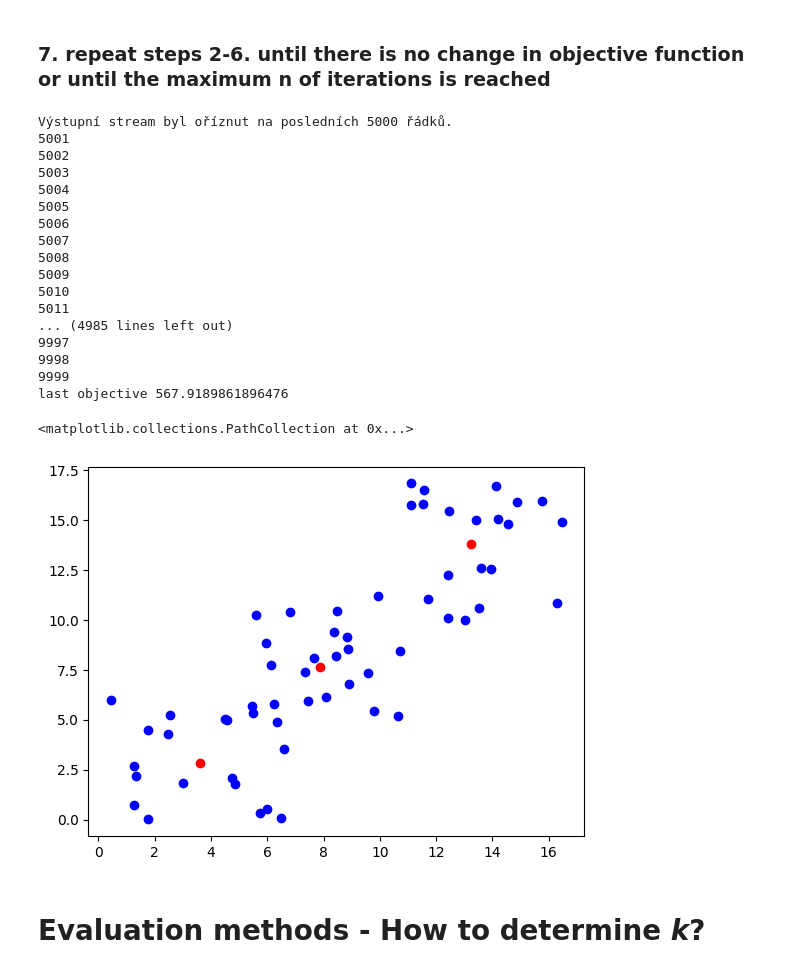
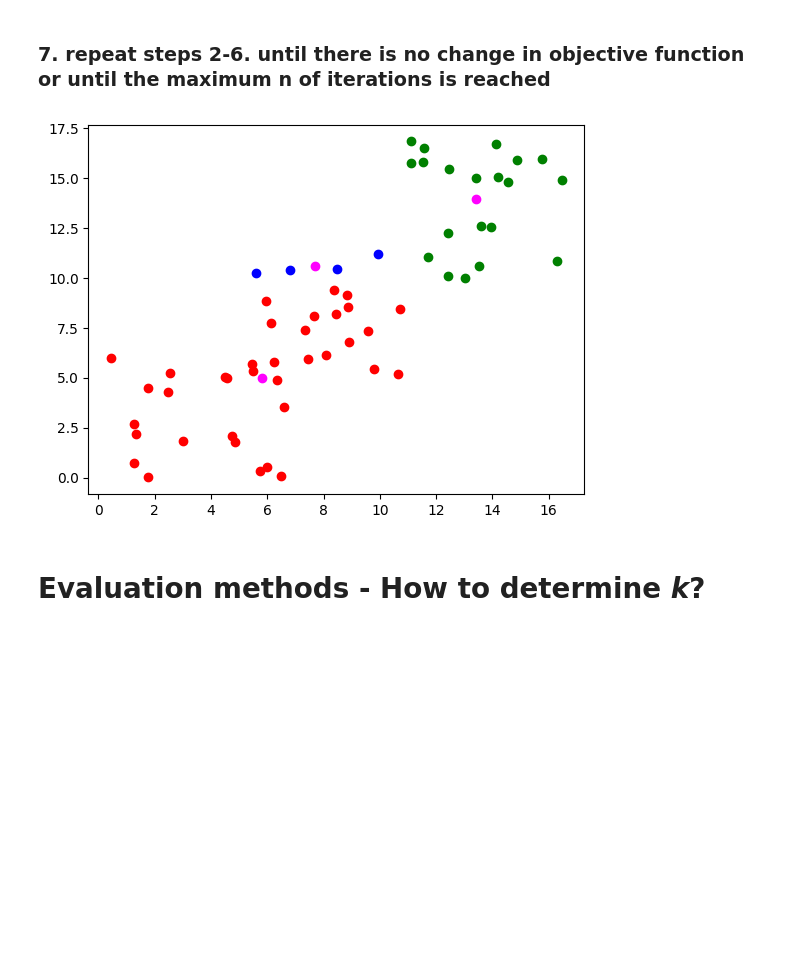
Before and after one commit to StepanVecera/MPC-MLF, a Jupyter notebook: 26022024_cv2_alevlastne4.ipynb, the cells around one changed output. Cells and saved outputs as stored; diff of their text form; code cells hidden in the pictures; blank space fills up the shorter version.

```diff
--- a/26022024_cv2_alevlastne4.ipynb
+++ b/26022024_cv2_alevlastne4.ipynb
@@ -156,7 +156,7 @@ def initialize_clusters(points: np.array, k_clusters: int) -> np.array:
 
     return initial_clusters
 
-initial_clusters = initialize_clusters(loaded_points, k)
+centroids = initialize_clusters(loaded_points, k)
 # %% [markdown]
 ### 3. Calculate distance from centroids to all points in datasets
 # %% [markdown]
@@ -258,7 +258,7 @@ def assign_centroids(distances: np.array) -> np.array:
 
     return assigned_centroids
 
-assigned_centroids = assign_centroids(distances)
+selected_centroids = assign_centroids(distances)
 #print(assigned_centroids)
 # %% [markdown]
 ### 5. Calculate objective function
@@ -357,7 +357,7 @@ print(new_centroids)
 # %% [markdown]
 ###   7. repeat steps 2-6. until there is no change in objective function or until the maximum n of iterations is reached
 # %%
-def fit(points: np.array, k_clusters: int, n_of_oterations: int, error: float = 500) -> tuple:
+def fit(points: np.array, k_clusters: int, n_of_oterations: int, error: float = 0.001) -> tuple:
     """
     Fits the k-means clustering model on the dataset.
 
@@ -380,61 +380,54 @@ def fit(points: np.array, k_clusters: int, n_of_oterations: int, error: float =
     last_objective: final objective funtion
 
     :rtype:
     centroid_points: ndarray with shape (k_clusters, 2) and dtype = np.float32
     last_objective: float
 
     """
 
     ###################################
     # Write your own code here #
 
     centroid_points = np.array([])
     last_objective = 10000.0
     initial_clusters = initialize_clusters(points, k_clusters)
 
     for i in range(n_of_oterations):
         #calc = calculate_metric(points, initial_clusters[0])
         distances = compute_distances(points, initial_clusters)
         assigned_centroids = assign_centroids(distances)
-        last_objective = calculate_objective(assigned_centroids, distances)
-        centroid_points = initial_clusters
-        if last_objective <= error:
+        objective = calculate_objective(assigned_centroids, distances)
+        centroid_points = calculate_new_centroids(loaded_points, assigned_centroids, k)
+        #if abs(last_objective-objective) <= error:
+        if abs(objective) <= error:
           print('break ooooooooooooooooo')
           break
-        initial_clusters = calculate_new_centroids(loaded_points, assigned_centroids, k)
-        print(i)
-    print('last objective', last_objective)
+        #initial_clusters = calculate_new_centroids(loaded_points, assigned_centroids, k)
+        last_objective = objective
+    #print('last objective', last_objective)
     #print('centroid_points', centroid_points)
     #print('assigned centroid', initial_clusters)
+    counter = 0
+    for i in assigned_centroids:
+        if(i==0):
+          plt.scatter(points[counter,0],points[counter,1],color='blue')
+        if(i==1):
+          plt.scatter(points[counter,0],points[counter,1],color='red')
+        if(i==2):
+          plt.scatter(points[counter,0],points[counter,1],color='green')
+        counter=counter+1
+    plt.scatter(centroid_points[:,0],centroid_points[:,1],color='magenta')
     ###################################
 
     return centroid_points, last_objective
 
 out, obj = fit(loaded_points, k, 10000)
 
-plt.figure()
-plt.scatter(loaded_points[:,0],loaded_points[:,1],color='blue')
-plt.scatter(out[:,0],out[:,1],color='red')
+#plt.figure()
+#plt.scatter(loaded_points[:,0],loaded_points[:,1],color='blue')
+#plt.scatter(out[:,0],out[:,1],color='red')
 # %% [output]
-Výstupní stream byl oříznut na posledních 5000 řádků.
-5001
-5002
-5003
-5004
-5005
-5006
-5007
-5008
-5009
-5010
-5011
-... (4985 lines left out)
-9997
-9998
-9999
-last objective 567.9189861896476
-<matplotlib.collections.PathCollection at 0x...>
-[figure, old version]
+[figure, new version]
 # %% [markdown]
 # Evaluation methods - How to determine *k*?
 # %% [markdown]
```
Also changed, not shown: parts of 8 cells of this notebook.
